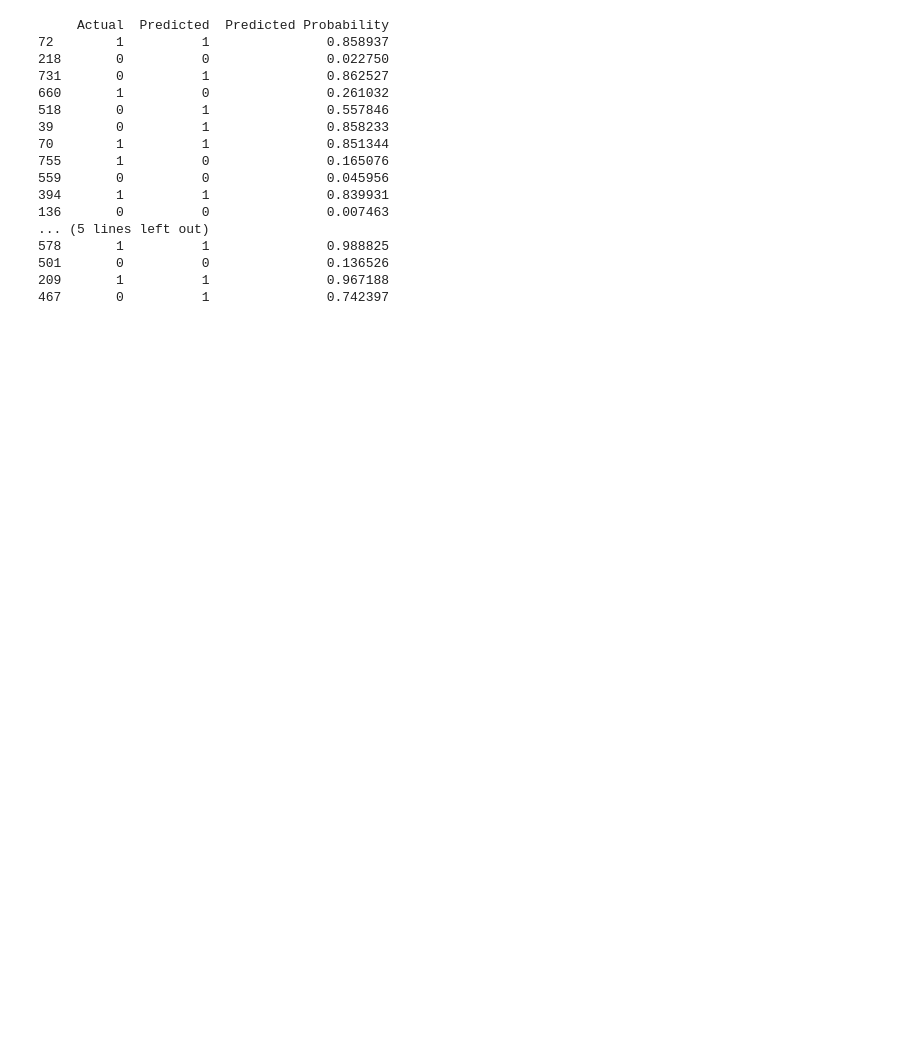
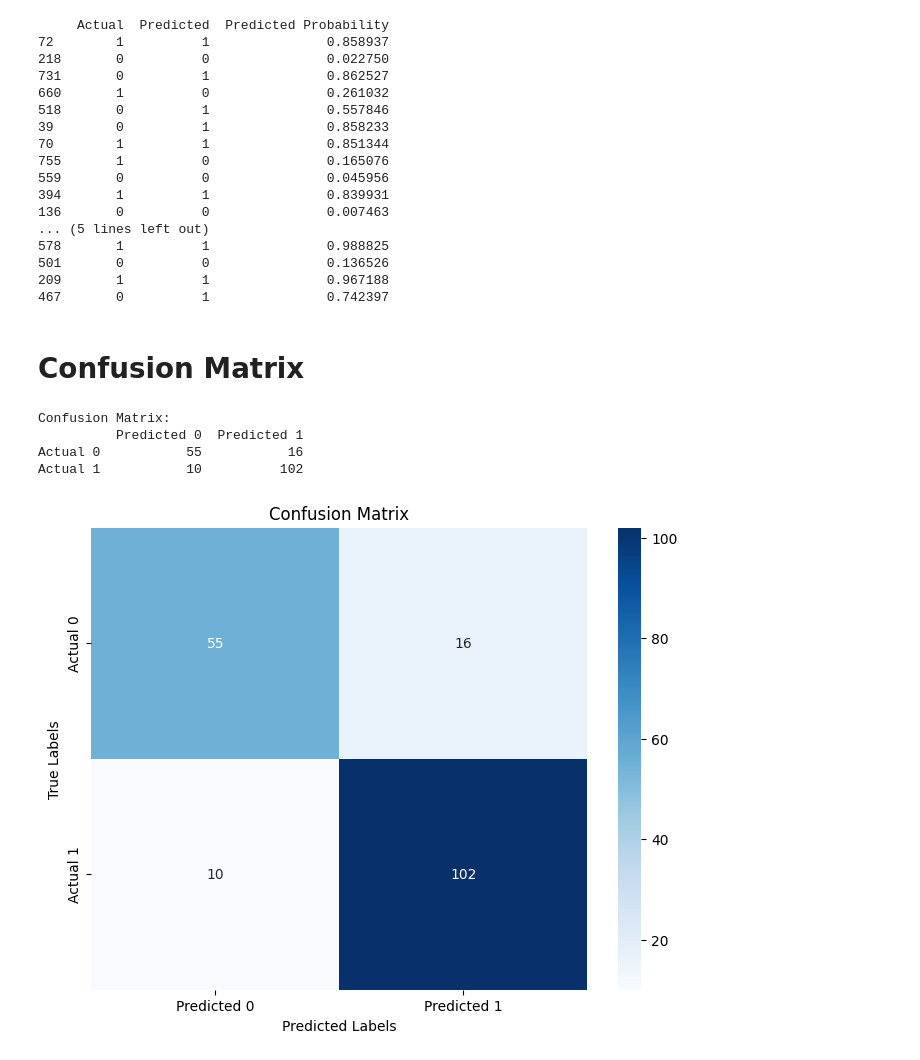
Before and after one commit to leonvsc/heartfailure, a Jupyter notebook: gradientBoosting.ipynb, the cells around one changed output. Drawn from its saved outputs; the diff is of its cells as text; code cells hidden in the pictures; blank space fills up the shorter version.

Commit message:
Feat: Added 2 confusion matrixes to the gradient boosting notebook

```diff
--- a/gradientBoosting.ipynb
+++ b/gradientBoosting.ipynb
@@ -91,6 +95,32 @@ print(random_sample)
 501       0          0               0.136526
 209       1          1               0.967188
 467       0          1               0.742397
+# %% [markdown]
+# Confusion Matrix
+# %%
+# Bereken de confusion matrix
+cm = confusion_matrix(y_test, y_pred)
+
+# Zet de confusion matrix om in een DataFrame
+cm_df = pd.DataFrame(cm, index=['Actual 0', 'Actual 1'], columns=['Predicted 0', 'Predicted 1'])
+
+# Print de confusion matrix
+print("Confusion Matrix:")
+print(cm_df)
+
+# Visualiseer de confusion matrix met Seaborn
+plt.figure(figsize=(8, 6))
+sns.heatmap(cm_df, annot=True, fmt='d', cmap='Blues')
+plt.title('Confusion Matrix')
+plt.xlabel('Predicted Labels')
+plt.ylabel('True Labels')
+plt.show()
+# %% [output]
+Confusion Matrix:
+          Predicted 0  Predicted 1
+Actual 0           55           16
+Actual 1           10          102
+[figure, added]
 # %%
 from sklearn.model_selection import GridSearchCV
 
```
Also changed, not shown: parts of 7 cells of this notebook, 1 other file.
